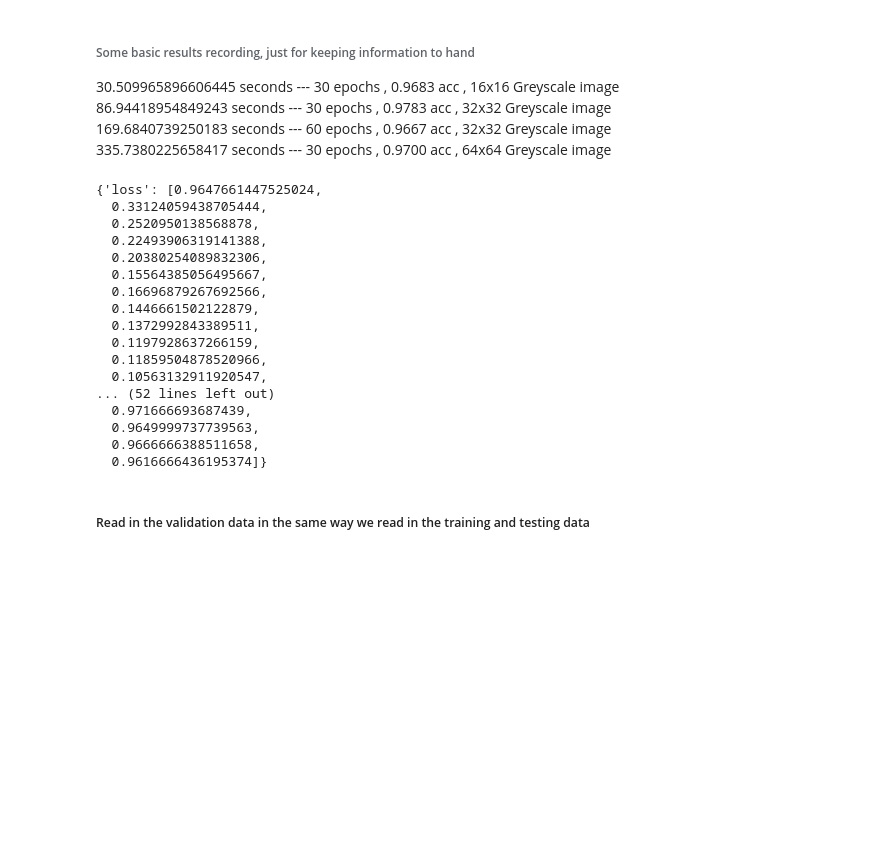
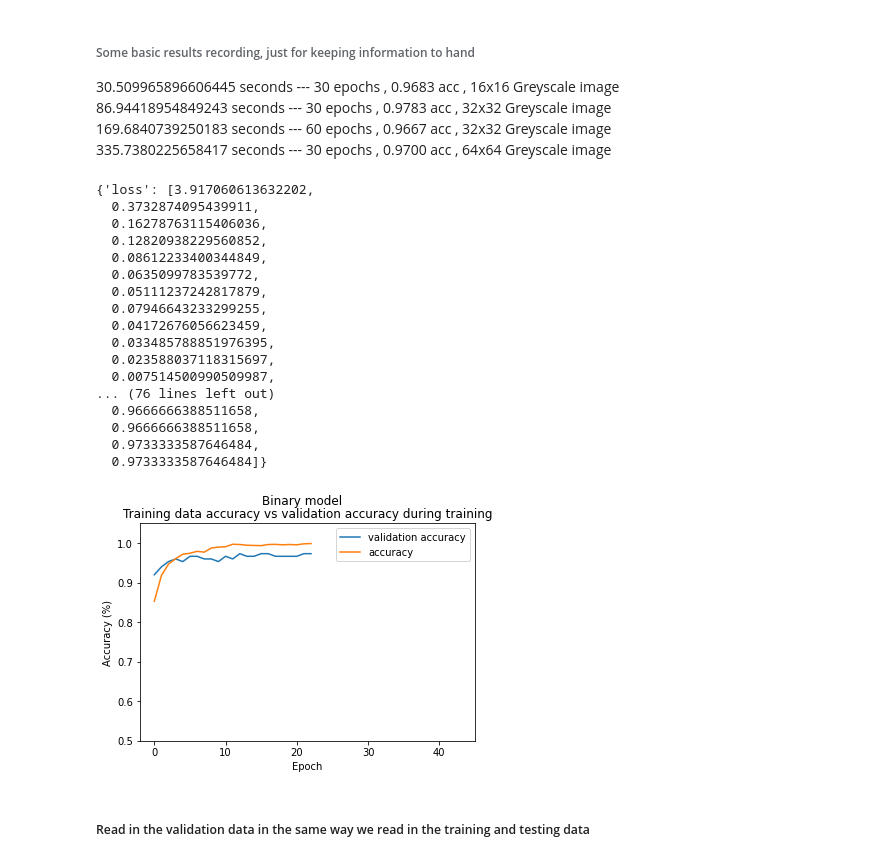
Before and after one commit to cam-798/ML-coursework, a Jupyter notebook: Binary CNN.ipynb, the cells around one changed output. Cells and saved outputs as stored; diff of their text form; code cells hidden in the pictures; blank space fills up the shorter version.

Commit message:
Final models

```diff
--- a/Binary CNN.ipynb
+++ b/Binary CNN.ipynb
@@ -31,7 +35,7 @@ import time
 # %% [markdown]
 <h5>Read in images into numpy arrays and record type of tumor with one hot encoder</h5>
 # %%
-img_reshape_size = (32,32)
+img_reshape_size = (128,128)
 
 data = []
 result = []
@@ -72,5 +76,5 @@ print(data.shape)
 result = np.array(result)
 result = result.reshape(3000,2)
 
-x_train,x_test,y_train,y_test = train_test_split(data, result, test_size=0.2, shuffle=True, random_state=0)
+x_train,x_test,y_train,y_test = train_test_split(data, result, test_size=0.05, shuffle=True, random_state=0)
 # %% [output]
@@ -78,11 +82,11 @@ x_train,x_test,y_train,y_test = train_test_split(data, result, test_size=0.2, sh
 # %% [markdown]
 <h5>Build the CNN model</h5>
 # %%
-callback = tf.keras.callbacks.EarlyStopping(monitor='val_accuracy', patience=3)
+callback = tf.keras.callbacks.EarlyStopping(monitor='val_accuracy', patience=10)
 
 model = Sequential()
 
-model.add(Conv2D(32, kernel_size=(2, 2), input_shape=(32, 32, 1), padding = 'Same'))
+model.add(Conv2D(32, kernel_size=(2, 2), input_shape=(128, 128, 1), padding = 'Same'))
 model.add(Conv2D(32, kernel_size=(2, 2),  activation ='relu', padding = 'Same'))
 
 
@@ -104,4 +108,4 @@ model.add(Dropout(0.5))
 model.add(Dense(2, activation='softmax'))
 
 model.compile(loss = "categorical_crossentropy", optimizer='Adamax',  metrics = ['accuracy'])
-#print(model.summary())
+print(model.summary())
@@ -109,6 +131,6 @@ model.compile(loss = "categorical_crossentropy", optimizer='Adamax',  metrics =
 <h5>Train the model and record time to train</h5>
 # %%
 start_time = time.time()
-history = model.fit(x_train, y_train, epochs = 30, batch_size = 40, verbose = 1,validation_data = (x_test, y_test), callbacks=[callback])
+history = model.fit(x_train, y_train, epochs = 300, batch_size = 8, verbose = 1,validation_data = (x_test, y_test), callbacks=[callback])
 print("--- %s seconds ---" % (time.time() - start_time))
 # %% [output]
@@ -139,23 +161,37 @@ Epoch 17/30
 # %%
 history.history
 # %% [output]
-{'loss': [0.9647661447525024,
-  0.33124059438705444,
-  0.2520950138568878,
-  0.22493906319141388,
-  0.20380254089832306,
-  0.15564385056495667,
-  0.16696879267692566,
-  0.1446661502122879,
-  0.1372992843389511,
-  0.1197928637266159,
-  0.11859504878520966,
-  0.10563132911920547,
-... (52 lines left out)
-  0.971666693687439,
-  0.9649999737739563,
+{'loss': [3.917060613632202,
+  0.3732874095439911,
+  0.16278763115406036,
+  0.12820938229560852,
+  0.08612233400344849,
+  0.0635099783539772,
+  0.05111237242817879,
+  0.07946643233299255,
+  0.04172676056623459,
+  0.033485788851976395,
+  0.023588037118315697,
+  0.007514500990509987,
+... (76 lines left out)
   0.9666666388511658,
-  0.9616666436195374]}
+  0.9666666388511658,
+  0.9733333587646484,
+  0.9733333587646484]}
+# %%
+plt.plot(history.history['val_accuracy'], label="validation accuracy")
+plt.plot(history.history['accuracy'], label="accuracy")
+plt.xlabel('Epoch')
+plt.ylabel('Accuracy (%)')
+plt.suptitle('Binary model')
+plt.title('Training data accuracy vs validation accuracy during training')
+ax = plt.gca()
+ax.set_xlim([-2, 45])
+ax.set_ylim([0.5, 1.05])
+plt.legend()
+plt.show()
+# %% [output]
+[figure, added]
 # %% [markdown]
 <h5>Read in the validation data in the same way we read in the training and testing data</h5>
 # %%
```
Also changed, not shown: parts of 14 cells of this notebook, 6 other files.
